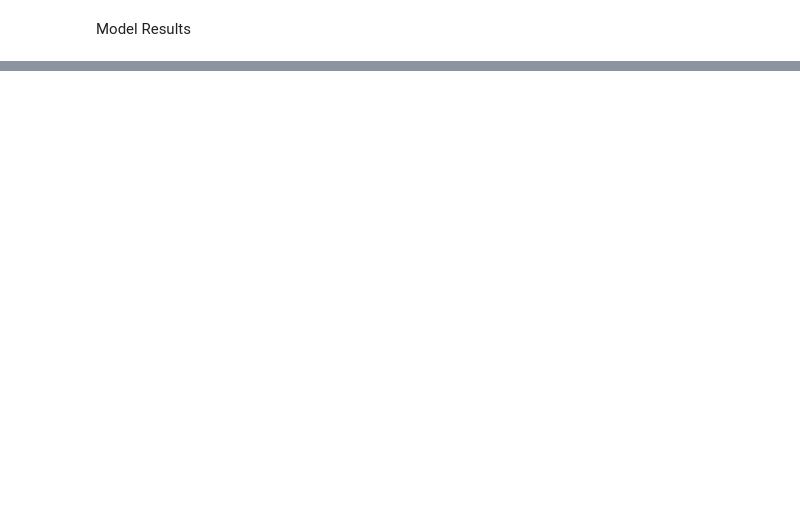
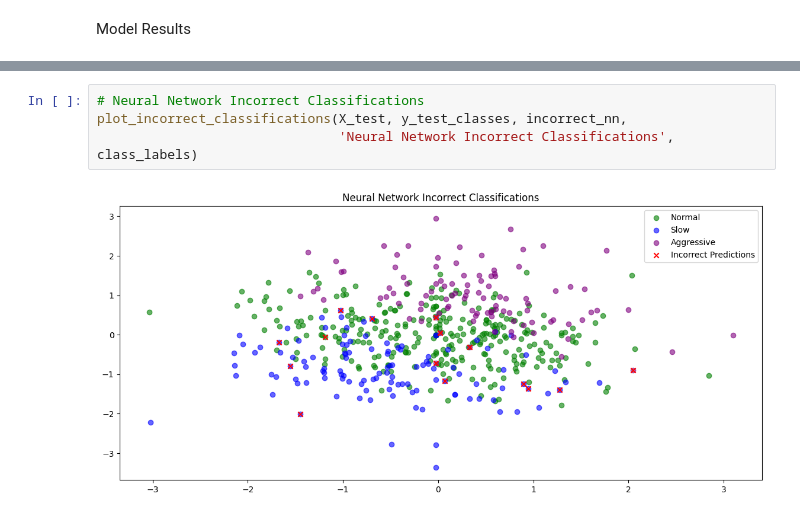
Before and after one commit to Boussi7/driving_behavior_classifier, a Jupyter notebook: classifier.ipynb, the cells around one changed output, grey strips where cells are left out. Drawn from its saved outputs; the diff is of its cells as text; blank space fills up the shorter version.

```diff
--- a/classifier.ipynb
+++ b/classifier.ipynb
@@ -81,0 +181,6 @@ print("Based on the training data, the sample is generally classified as", class
+# %%
+# Neural Network Incorrect Classifications
+plot_incorrect_classifications(X_test, y_test_classes, incorrect_nn,
+                               'Neural Network Incorrect Classifications', class_labels)
+# %% [output]
+[figure, added]
```
Also changed, not shown: parts of 7 cells of this notebook, 1 other file.
